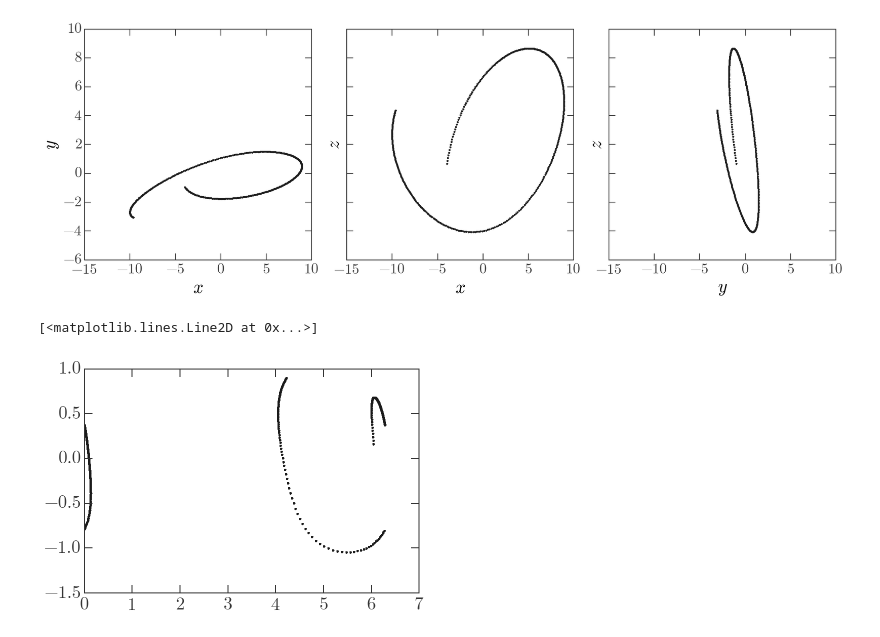
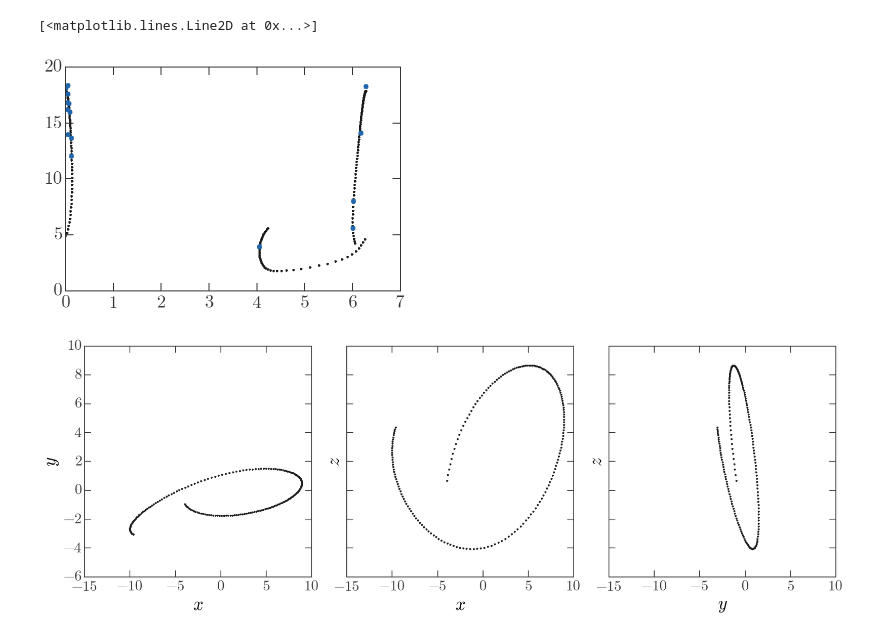
Before and after one commit to adrn/KingKong, a Jupyter notebook: notebooks/MockData.ipynb, the cells around one changed output. Drawn from its saved outputs; the diff is of its cells as text; code cells hidden in the pictures.

Commit message:
mock data notebooks

```diff
--- a/notebooks/MockData.ipynb
+++ b/notebooks/MockData.ipynb
@@ -20,15 +20,18 @@ import kingkong
 q = None
 
 np.random.seed(42)
-mock = kingkong.MockStream(r0=11., v0=0.8, nsteps_per_period=256,
+# mock = kingkong.MockStream(r0=11., v0=0.8, nsteps_per_period=128,
+#                            quaternion=q)
+mock = kingkong.MockStream(r0=9., v0=0.5, nsteps_per_period=128,
                            quaternion=q)
+# %%
+Y = kingkong.cartesian_to_spherical(kingkong.galactocentric_to_heliocentric(mock.X))
+pl.plot(Y[:,0], Y[:,2], ls='none')
+pl.plot(Y_obs[:,0], Y_obs[:,2], ls='none', marker='o')
+# %% [output]
+[<matplotlib.lines.Line2D at 0x...>]
+[figure, added]
 # %%
 fig = mock.plot()
 # %% [output]
-[figure, old version]
+[figure, new version]
-# %%
-Y = kingkong.cartesian_to_spherical(kingkong.galactocentric_to_heliocentric(mock.X))
-pl.plot(Y[:,0], Y[:,1], ls='none')
-# %% [output]
-[<matplotlib.lines.Line2D at 0x...>]
-[figure, removed]
```
Also changed, not shown: parts of 6 cells of this notebook, 1 other file.
